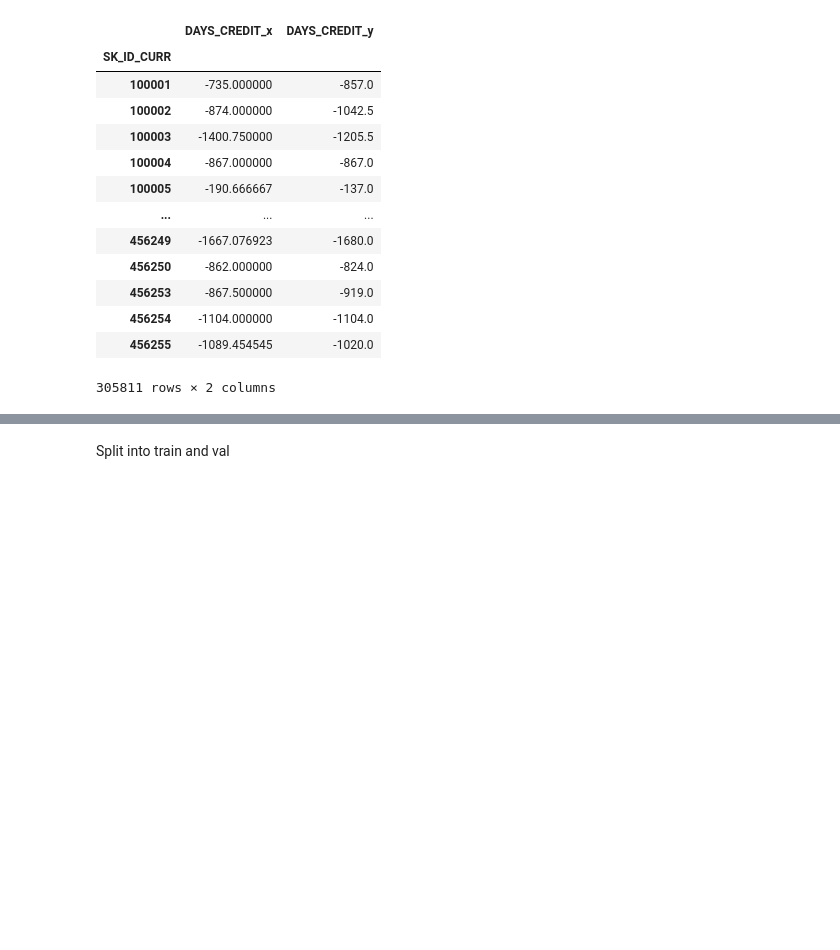
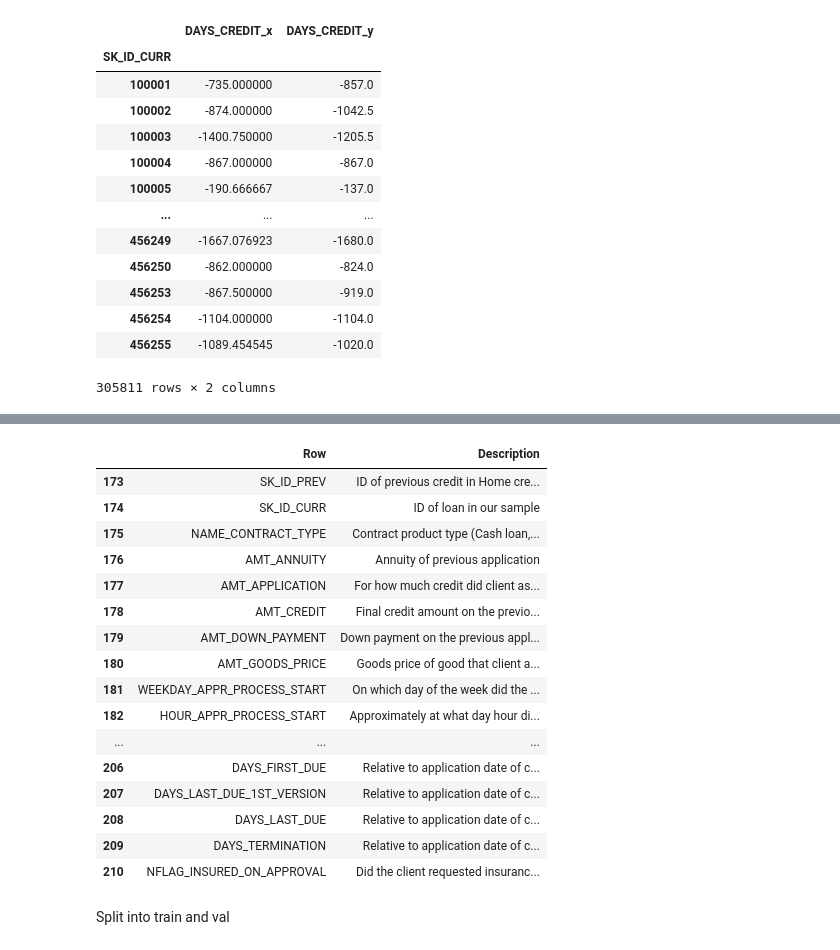
Before and after one commit to USL99/home-credit-default-risk, a Jupyter notebook: notebooks/03_feature_engineering.ipynb, the cells around one changed output, grey strips where cells are left out. Saved outputs shown, nothing was run; the diff lists cells and outputs as text; code cells hidden in the pictures; blank space fills up the shorter version.

```diff
--- a/notebooks/03_feature_engineering.ipynb
+++ b/notebooks/03_feature_engineering.ipynb
@@ -276,3 +318,25 @@ bureau_days_credit_mean.merge(bureau_days_credit_median, on="SK_ID_CURR")
+# %%
+home_credit_columns_description_df = pd.read_csv(path_to_data+"HomeCredit_columns_description.csv", encoding="cp1252")
+previous_application_description = home_credit_columns_description_df[home_credit_columns_description_df["Table"].astype(str).str.contains("previous_application.csv", case = False, na=False)]
+display(previous_application_description[["Row", "Description"]])
+# %% [output]
+|  | Row | Description |
+| 173 | SK_ID_PREV | ID of previous credit in Home cre... |
+| 174 | SK_ID_CURR | ID of loan in our sample |
+| 175 | NAME_CONTRACT_TYPE | Contract product type (Cash loan,... |
+| 176 | AMT_ANNUITY | Annuity of previous application |
+| 177 | AMT_APPLICATION | For how much credit did client as... |
+| 178 | AMT_CREDIT | Final credit amount on the previo... |
+| 179 | AMT_DOWN_PAYMENT | Down payment on the previous appl... |
+| 180 | AMT_GOODS_PRICE | Goods price of good that client a... |
+| 181 | WEEKDAY_APPR_PROCESS_START | On which day of the week did the ... |
+| 182 | HOUR_APPR_PROCESS_START | Approximately at what day hour di... |
+| ... | ... | ... |
+| 206 | DAYS_FIRST_DUE | Relative to application date of c... |
+| 207 | DAYS_LAST_DUE_1ST_VERSION | Relative to application date of c... |
+| 208 | DAYS_LAST_DUE | Relative to application date of c... |
+| 209 | DAYS_TERMINATION | Relative to application date of c... |
+| 210 | NFLAG_INSURED_ON_APPROVAL | Did the client requested insuranc... |
 # %% [markdown]
 Split into train and val
 # %%
```
Also changed, not shown: parts of 6 cells of this notebook.
